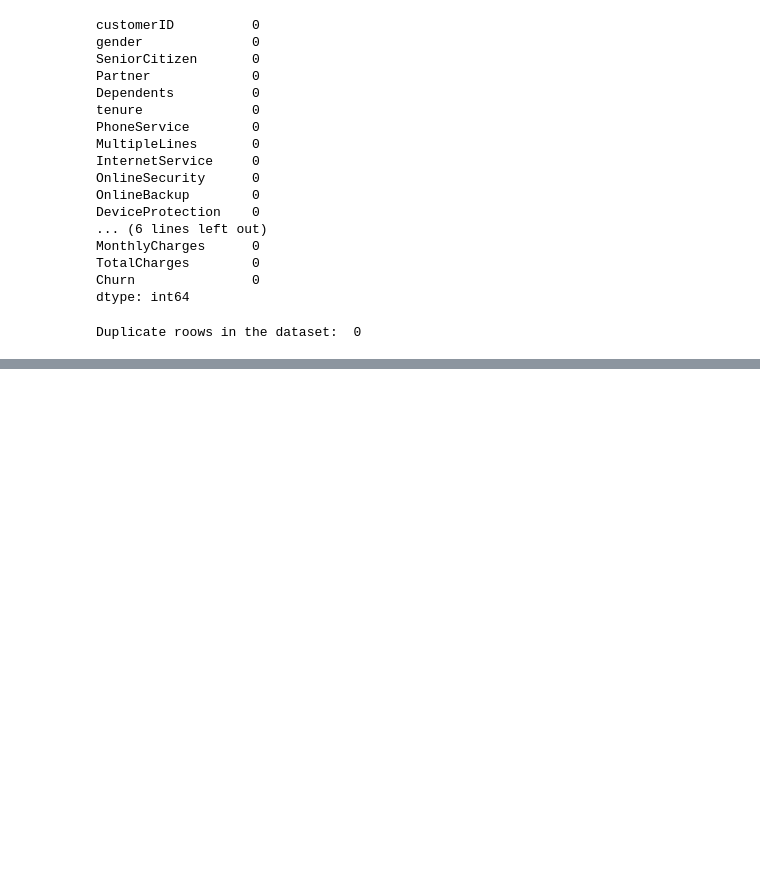
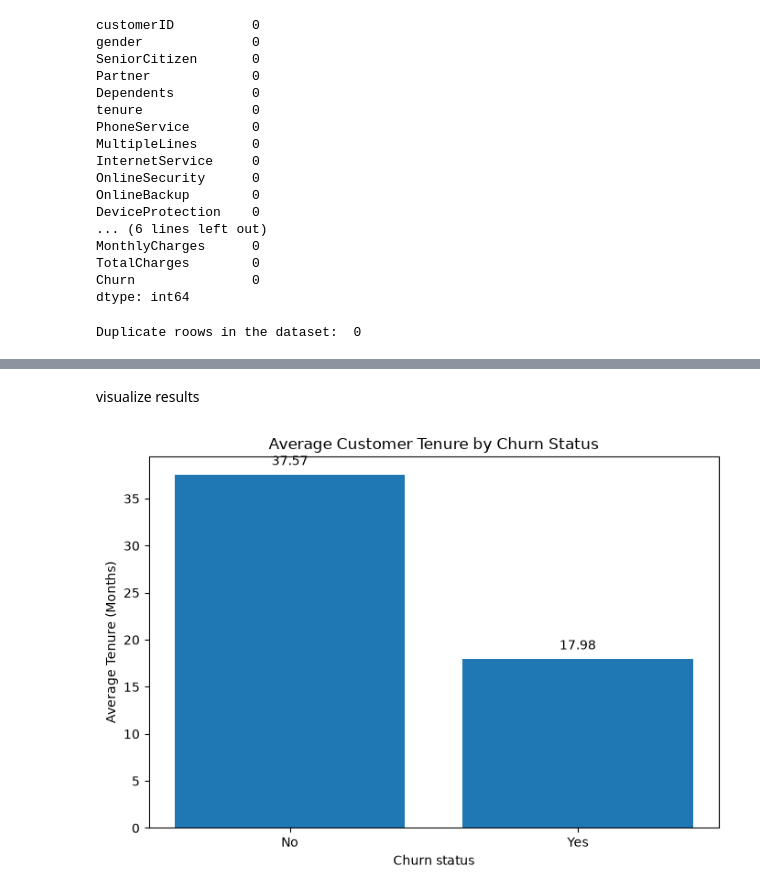
Before and after one commit to omaej78-star/Data-A, a Jupyter notebook: Churn_analysis.ipynb, the cells around one changed output, grey strips where cells are left out. Cells and saved outputs as stored; diff of their text form; code cells hidden in the pictures; blank space fills up the shorter version.

```diff
--- a/Churn_analysis.ipynb
+++ b/Churn_analysis.ipynb
@@ -83,0 +511,16 @@ Duplicate roows in the dataset:  0
+# %%
+# calculating average tenure
+tenure_analysis = pd.read_sql(
+    text("""
+        SELECT"Churn",
+        COUNT(*) AS total_customers,
+            ROUND(AVG("tenure"), 2) AS average_tenure_months,
+            ROUND(MIN("tenure"), 2) AS minimum_tenure_months,
+            ROUND(MAX("tenure"), 2) AS maximum_tenure_months
+        FROM customers
+        GROUP BY "Churn"
+        ORDER BY "Churn"
+    """),
+    con=engine
+)
+display(tenure_analysis)
@@ -83,0 +531,22 @@ Duplicate roows in the dataset:  0
+# %% [markdown]
+visualize results
+# %%
+
+import matplotlib.pyplot as plt
+plt.figure(figsize=(7,5))
+
+plt.bar(
+    tenure_analysis["Churn"].astype(str),
+    tenure_analysis["average_tenure_months"]
+)
+plt.title("Average Customer Tenure by Churn Status")
+plt.xlabel("Churn status")
+plt.ylabel("Average Tenure (Months)")
+
+for position, value in enumerate(tenure_analysis["average_tenure_months"]):
+    plt.text(position, value + 1, f"{value:.2f}", ha="center")
+
+plt.tight_layout()
+plt.show()
+# %% [output]
+[figure, added]
```
Also changed, not shown: parts of 38 cells of this notebook.
